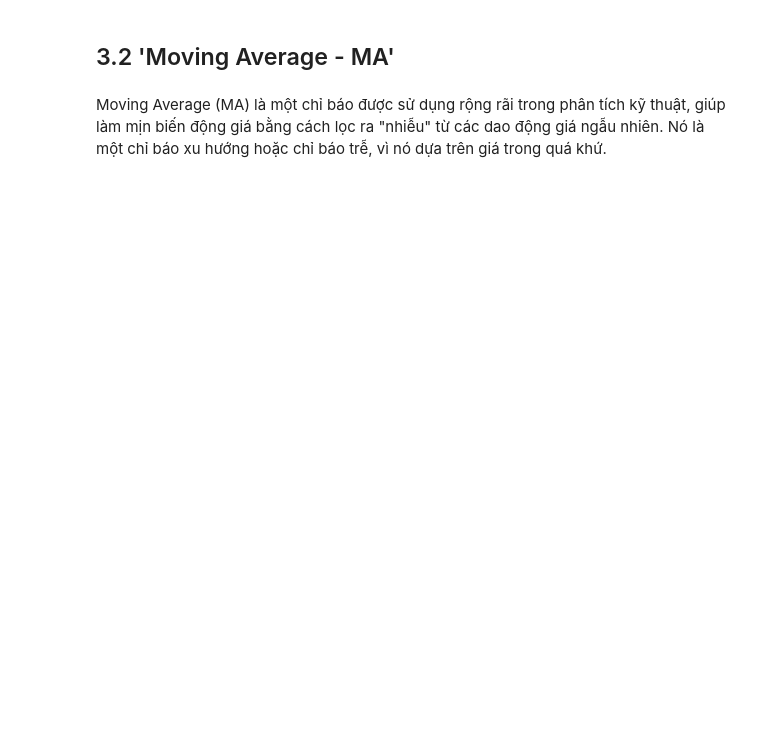
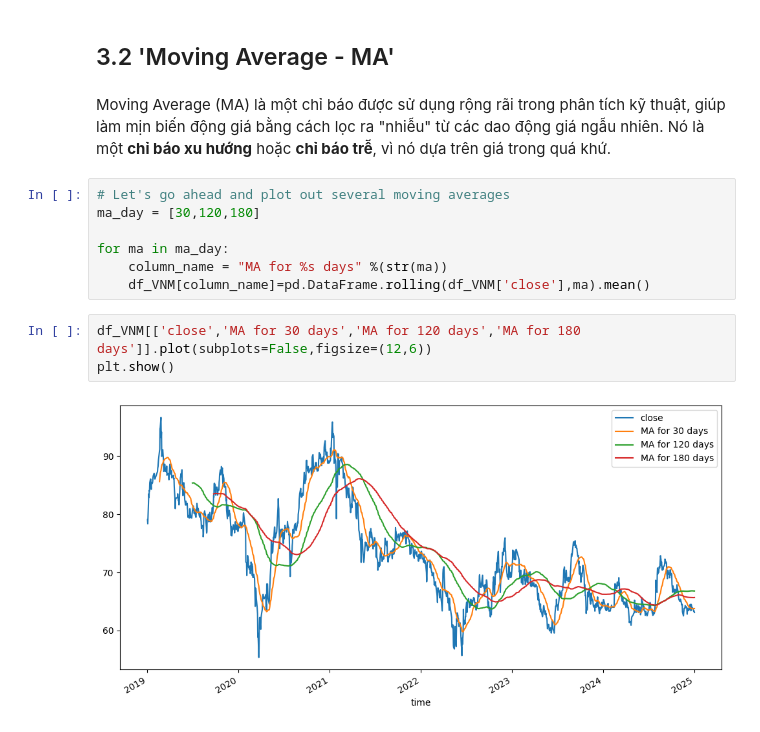
Before and after one commit to Likelipop/DQL_Trading_based, a Jupyter notebook: EDA.ipynb, the cells around one changed output. Saved outputs shown, nothing was run; the diff lists cells and outputs as text; blank space fills up the shorter version.

```diff
--- a/EDA.ipynb
+++ b/EDA.ipynb
@@ -225,4 +245,16 @@ Dựa trên dữ liệu giá đóng cửa của ba cổ phiếu VNM, QNS, và MC
 <a id='3.2'></a>
 ## 3.2 'Moving Average - MA'
 # %% [markdown]
-Moving Average (MA) là một chỉ báo được sử dụng rộng rãi trong phân tích kỹ thuật, giúp làm mịn biến động giá bằng cách lọc ra "nhiễu" từ các dao động giá ngẫu nhiên. Nó là một chỉ báo xu hướng hoặc chỉ báo trễ, vì nó dựa trên giá trong quá khứ.
+Moving Average (MA) là một chỉ báo được sử dụng rộng rãi trong phân tích kỹ thuật, giúp làm mịn biến động giá bằng cách lọc ra "nhiễu" từ các dao động giá ngẫu nhiên. Nó là một **chỉ báo xu hướng** hoặc **chỉ báo trễ**, vì nó dựa trên giá trong quá khứ.
+# %%
+# Let's go ahead and plot out several moving averages
+ma_day = [30,120,180]
+
+for ma in ma_day:
+    column_name = "MA for %s days" %(str(ma))
+    df_VNM[column_name]=pd.DataFrame.rolling(df_VNM['close'],ma).mean()
+# %%
+df_VNM[['close','MA for 30 days','MA for 120 days','MA for 180 days']].plot(subplots=False,figsize=(12,6))
+plt.show()
+# %% [output]
+[figure, added]
```
Also changed, not shown: parts of 9 cells of this notebook.
